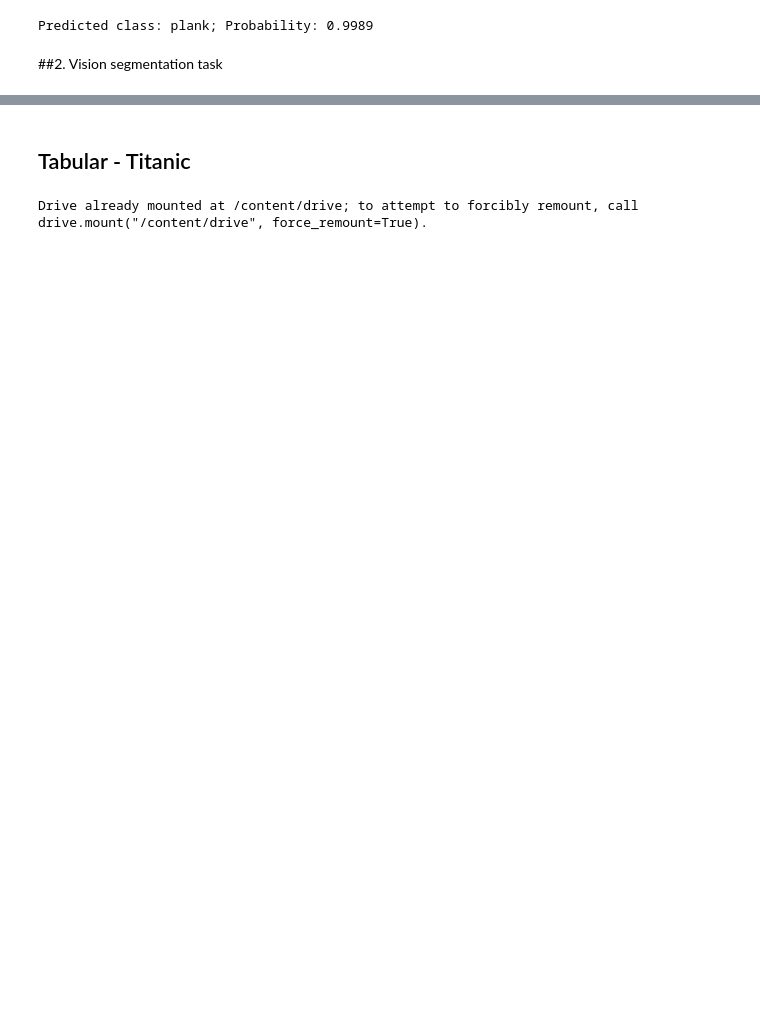
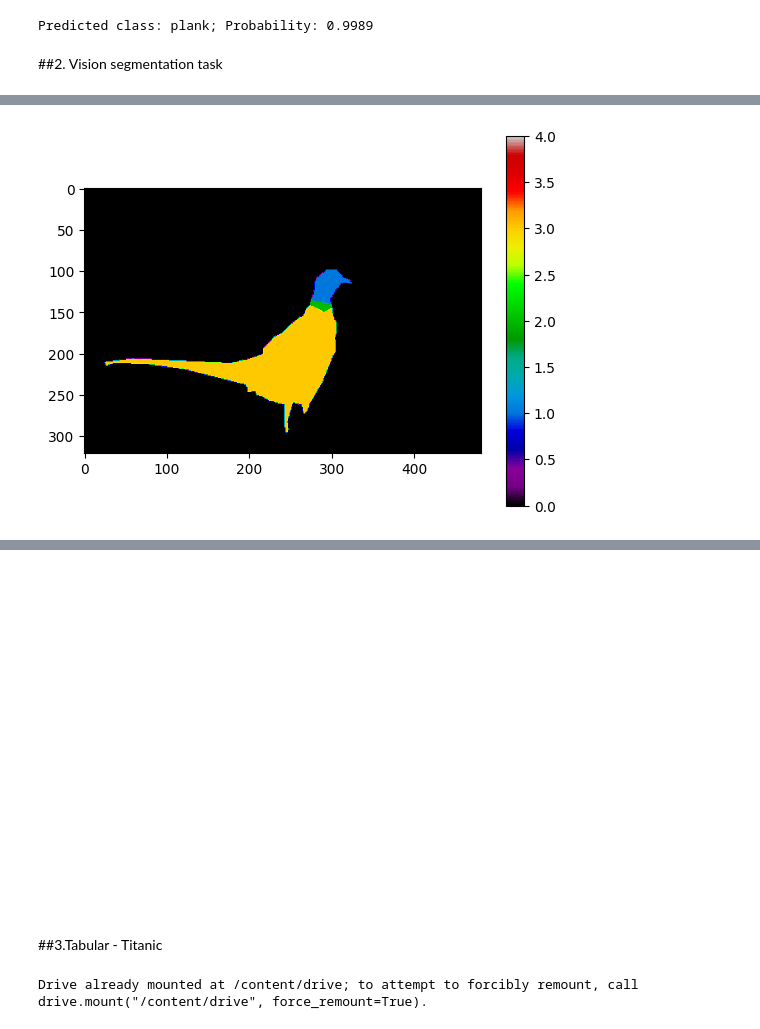
Before and after one commit to dhshah1112/CMPE258, a Jupyter notebook: Assignment3/CMPE258_Assignment3_PartA.ipynb, the cells around one changed output, grey strips where cells are left out. Cells and saved outputs as stored; diff of their text form; code cells hidden in the pictures; blank space fills up the shorter version.

```diff
--- a/Assignment3/CMPE258_Assignment3_PartA.ipynb
+++ b/Assignment3/CMPE258_Assignment3_PartA.ipynb
@@ -119,0 +280,40 @@ from fastai.data.external import untar_data, URLs
+# %%
+def extract_segmentation_data(file_path):
+    """
+    Parses segmentation data from a file to generate a mask.
+    """
+    with open(file_path, 'r') as file:
+        lines = file.readlines()
+        # Extract the width and height from the header
+        width = int([line for line in lines if line.startswith('width')][0].split()[1])
+        height = int([line for line in lines if line.startswith('height')][0].split()[1])
+        seg_mask = np.zeros((height, width), dtype=np.int32)
+
+        # Process the segmentation data
+        data_section = lines[lines.index('data\n')+1:]
+        for line in data_section:
+            parts = line.split()
+            if len(parts) == 4:
+                segment_id, row, start_col, end_col = map(int, parts)
+                seg_mask[row, start_col:end_col + 1] = segment_id
+
+    return seg_mask
+# %%
+seg_path = '/content/dataset/BSDS300/human/gray/1121/43074.seg'
+mask = extract_segmentation_data(seg_path)
+
+# Debug: Directly display the raw mask to see if it's parsed correctly
+plt.imshow(mask, cmap='nipy_spectral')
+plt.colorbar()
+plt.show()
+
+# If the above shows a reasonable segmentation mask, then convert to RGB
+image_rgb = mask_to_image(mask) * 255
+Image.fromarray(image_rgb.astype(np.uint8)).save('/content/dataset/segmented_image.png')
+
+# Display the converted image
+plt.imshow(image_rgb)
+plt.axis('off')
+plt.show()
+# %% [output]
+[figure, added]
@@ -120,5 +321,6 @@ from fastai.data.external import untar_data, URLs
+[figure, added]
 # %% [markdown]
-## Tabular - Titanic
+##3.Tabular - Titanic
 # %%
 from fastai.tabular.all import *
 # %%
```
Also changed, not shown: parts of 16 cells of this notebook, 5 other files.
